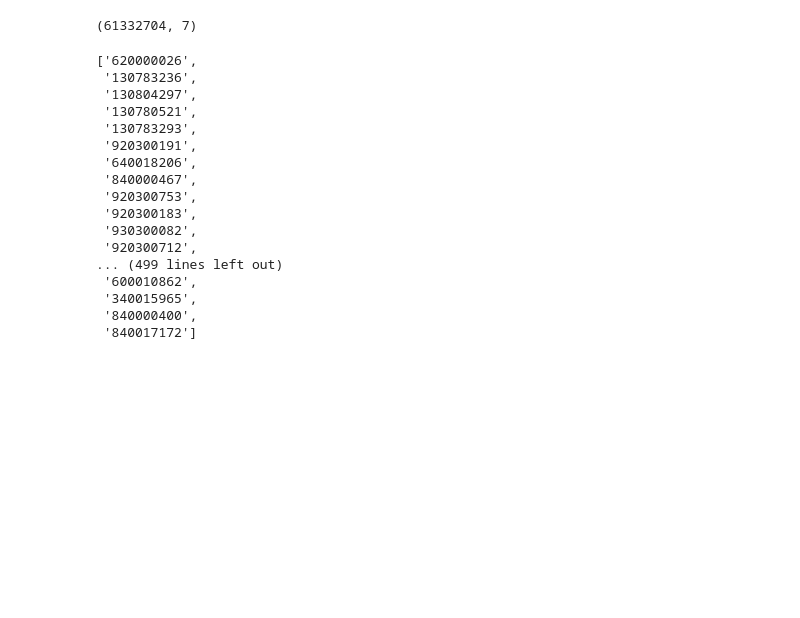
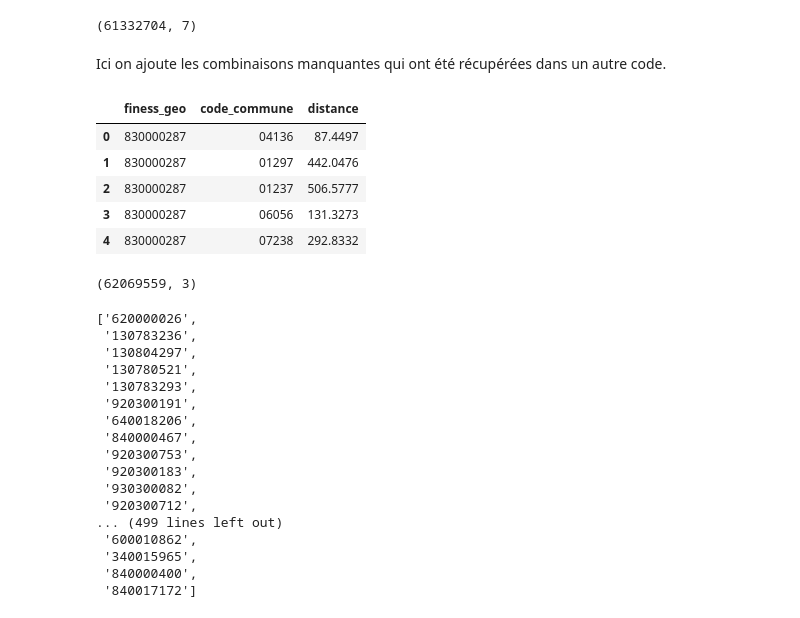
Before and after one commit to FontierZoe/Ma-reconstruction-mammire, a Jupyter notebook: notebooks/Algorithme de recommandation des centres de soins.ipynb, the cells around one changed output. Saved outputs shown, nothing was run; the diff lists cells and outputs as text; code cells hidden in the pictures; blank space fills up the shorter version.

```diff
--- a/notebooks/Algorithme de recommandation des centres de soins.ipynb
+++ b/notebooks/Algorithme de recommandation des centres de soins.ipynb
@@ -39,3 +39,17 @@ distance.shape
 (61332704, 7)
 # %%
 distance=distance[["finess_geo", "code_commune", "distance", "latitude_finess", "longitude_finess"]]
+# %% [markdown]
+Ici on ajoute les combinaisons manquantes qui ont été récupérées dans un autre code.
+# %%
+distance_recup=pd.read_csv('/Users/zoefontier/Desktop/01.Chirurgie reconstructive/01.data/ma-reconstruction-mammaire/data/distance_recup_v0.csv', dtype={"finess_geo":str, "code_commune":str})
+distance_recup=distance_recup[["finess_geo", "code_commune", "distance"]]
+# %%
+distance_recup.head()
+# %% [output]
+|  | finess_geo | code_commune | distance |
+| 0 | 830000287 | 04136 | 87.4497 |
+| 1 | 830000287 | 01297 | 442.0476 |
+| 2 | 830000287 | 01237 | 506.5777 |
+| 3 | 830000287 | 06056 | 131.3273 |
+| 4 | 830000287 | 07238 | 292.8332 |
@@ -42,3 +60,7 @@ distance=distance[["finess_geo", "code_commune", "distance", "latitude_finess",
+# %%
+distance_completed.shape
+# %% [output]
+(62069559, 3)
 # %%
 #on ne prend que les combinaisons avec les établisseents faisant des reconstruction dans la base
 etablissement=variable['finessGeoDP'].tolist()
```
Also changed, not shown: parts of 20 cells of this notebook, 5 other files.
